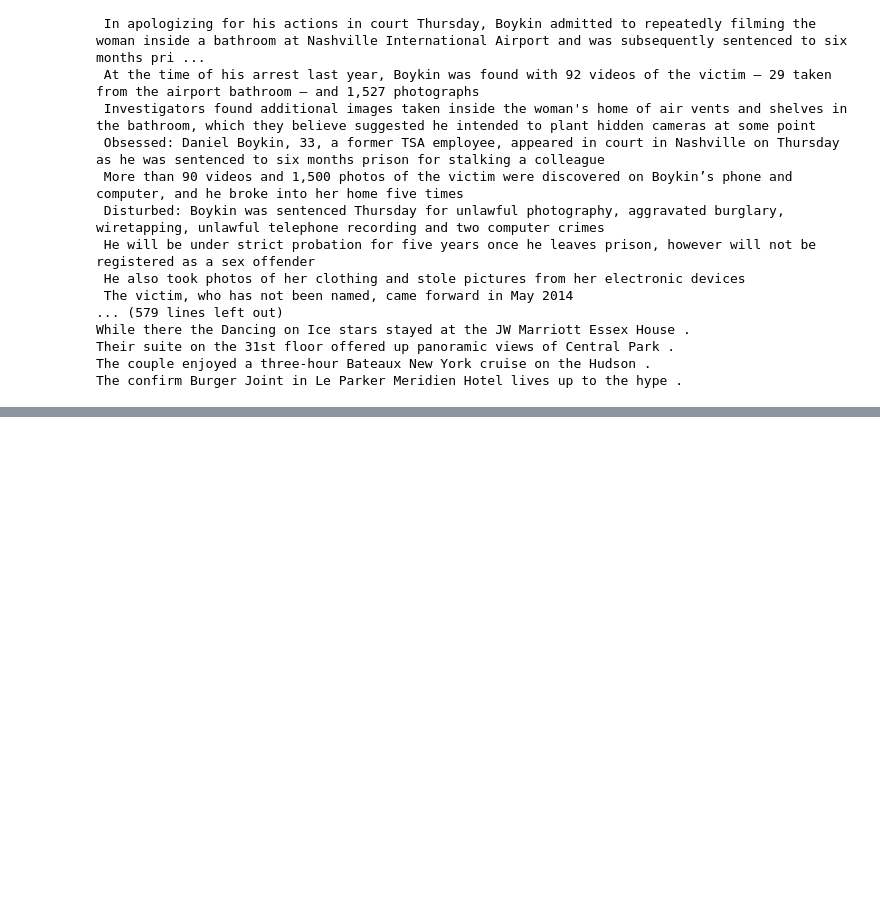
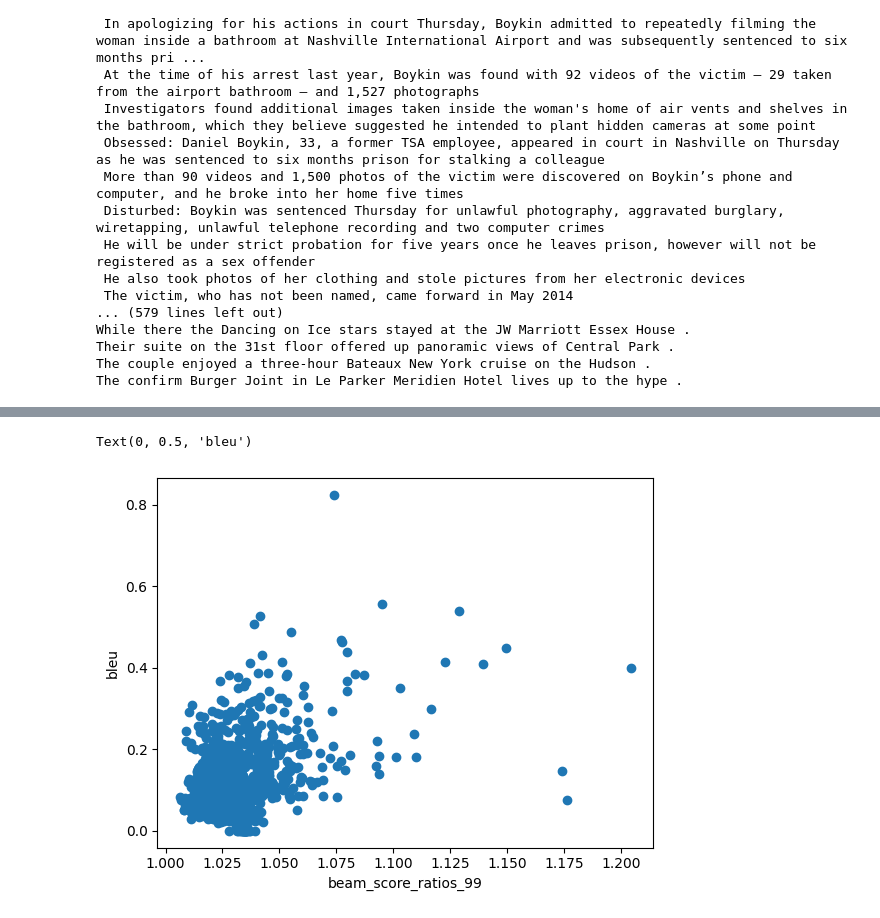
Before and after one commit to ljyflores/calibrated-confidence-for-nlg, a Jupyter notebook: analysis/analysis_failure_cases.ipynb, the cells around one changed output, grey strips where cells are left out. Cells and saved outputs as stored; diff of their text form; code cells hidden in the pictures; blank space fills up the shorter version.

Commit message:
Add failure cases and multiple output plots

```diff
--- a/analysis/analysis_failure_cases.ipynb
+++ b/analysis/analysis_failure_cases.ipynb
@@ -71,0 +109,12 @@ The confirm Burger Joint in Le Parker Meridien Hotel lives up to the hype .
+# %%
+metric = "bleu"
+test_filepath = "/home/mila/f/floresl/beam-search/data/flores/test.csv"
+scores_filepath = "/home/mila/f/floresl/beam-search/results/final/flan-t5-base_data_flores_checkpoint-260_flores.json"
+temperature = 1.000
+
+df_test = pd.read_csv(test_filepath)
+df_test["target"] = df_test["target"].fillna("")
+
+targets = [str(s) for s in df_test["target"]]  # type: ignore
+
+results = prepare_scores(scores_filepath, targets, metric, temperature)  # type: ignore
@@ -71,0 +138,11 @@ The confirm Burger Joint in Le Parker Meridien Hotel lives up to the hype .
+# %%
+scores_dataframe = results.scores_dataframe
+scores_dataframe["targets"] = targets
+scores_dataframe["source"] = df_test["source"]
+# %%
+plt.scatter(scores_dataframe["beam_score_ratios_99"], scores_dataframe["bleu"])
+plt.xlabel("beam_score_ratios_99")
+plt.ylabel("bleu")
+# %% [output]
+Text(0, 0.5, 'bleu')
+[figure, added]
```
Also changed, not shown: parts of 6 cells of this notebook, 2 other files.
